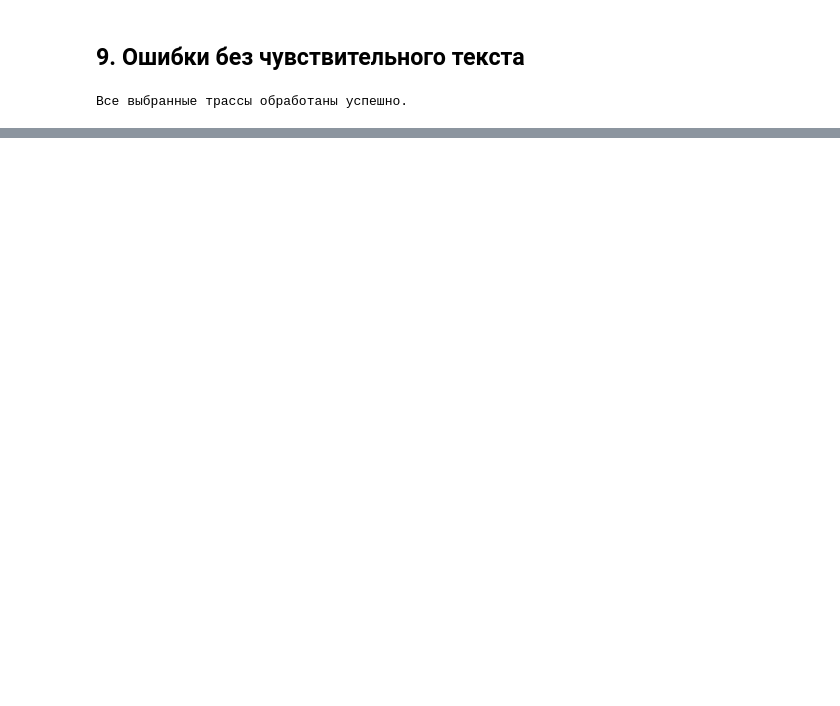
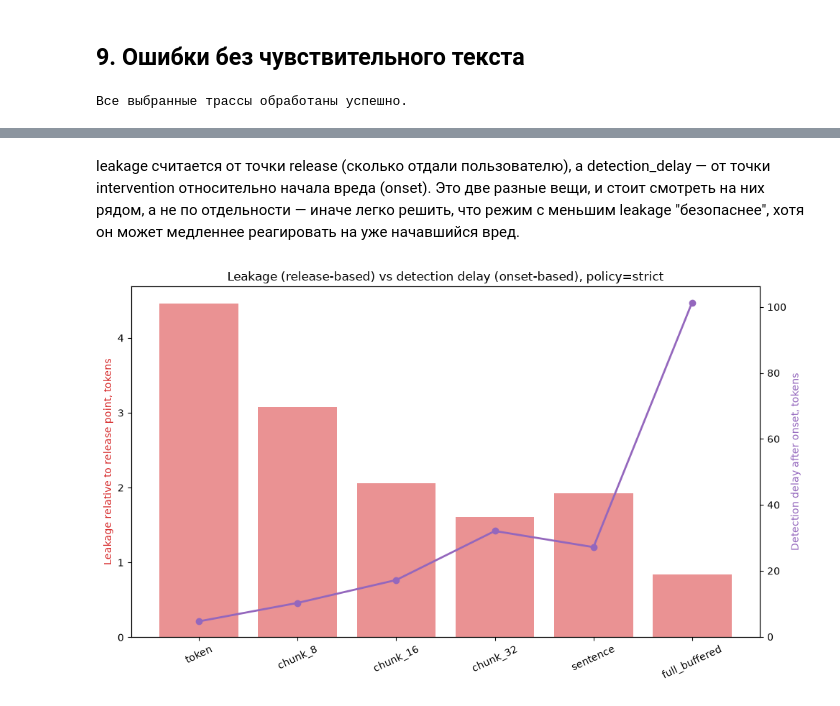
Before and after one commit to ZinewVova/Streaming-Guardrails, a Jupyter notebook: notebooks/03_streaming_engine.ipynb, the cells around one changed output, grey strips where cells are left out. Cells and saved outputs as stored; diff of their text form; code cells hidden in the pictures; blank space fills up the shorter version.

```diff
--- a/notebooks/03_streaming_engine.ipynb
+++ b/notebooks/03_streaming_engine.ipynb
@@ -210,0 +249,28 @@ else:
+# %% [markdown]
+leakage считается от точки release (сколько отдали пользователю), а detection_delay —
+от точки intervention относительно начала вреда (onset). Это две разные вещи, и стоит
+смотреть на них рядом, а не по отдельности — иначе легко решить, что режим с меньшим
+leakage "безопаснее", хотя он может медленнее реагировать на уже начавшийся вред.
+# %%
+mode_order = ["token", "chunk_8", "chunk_16", "chunk_32", "sentence", "full_buffered"]
+tradeoff = metrics[metrics["policy"] == POLICIES[0]].copy()
+tradeoff["mode"] = pd.Categorical(tradeoff["mode"], categories=mode_order, ordered=True)
+tradeoff = tradeoff.sort_values("mode")
+
+fig, ax1 = plt.subplots(figsize=(10, 6))
+x = range(len(tradeoff))
+
+ax1.bar(x, tradeoff["leakage_max_mean"], color="tab:red", alpha=0.5, label="leakage_max_mean")
+ax1.set_ylabel("Leakage relative to release point, tokens", color="tab:red")
+ax1.set_xticks(x)
+ax1.set_xticklabels(tradeoff["mode"], rotation=25)
+
+ax2 = ax1.twinx()
+ax2.plot(x, tradeoff["detection_delay_max_mean"], color="tab:purple", marker="o", linewidth=2, label="detection_delay_max_mean")
+ax2.set_ylabel("Detection delay after onset, tokens", color="tab:purple")
+
+plt.title(f"Leakage (release-based) vs detection delay (onset-based), policy={POLICIES[0]}")
+fig.tight_layout()
+plt.show()
+# %% [output]
+[figure, added]
```
Also changed, not shown: parts of 20 cells of this notebook, 1 other file.
